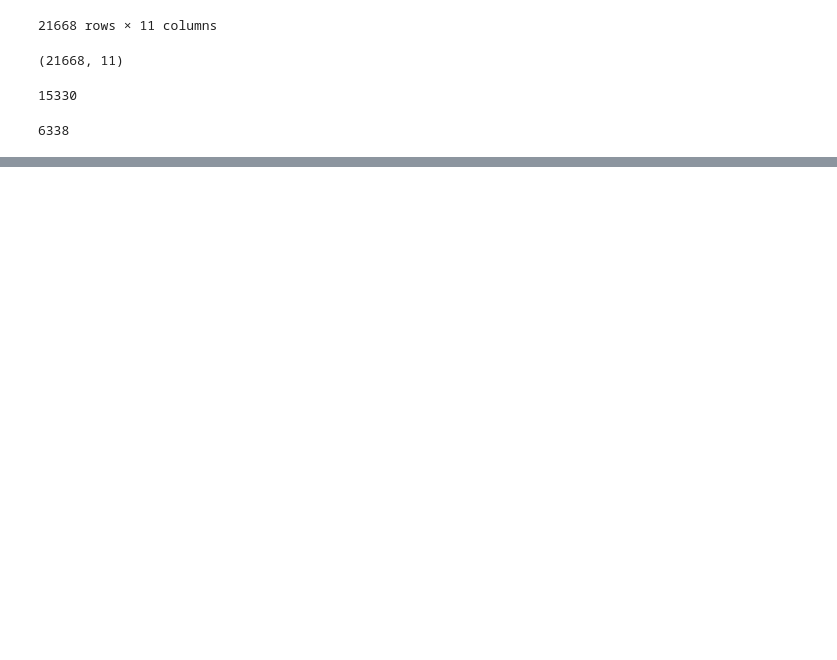
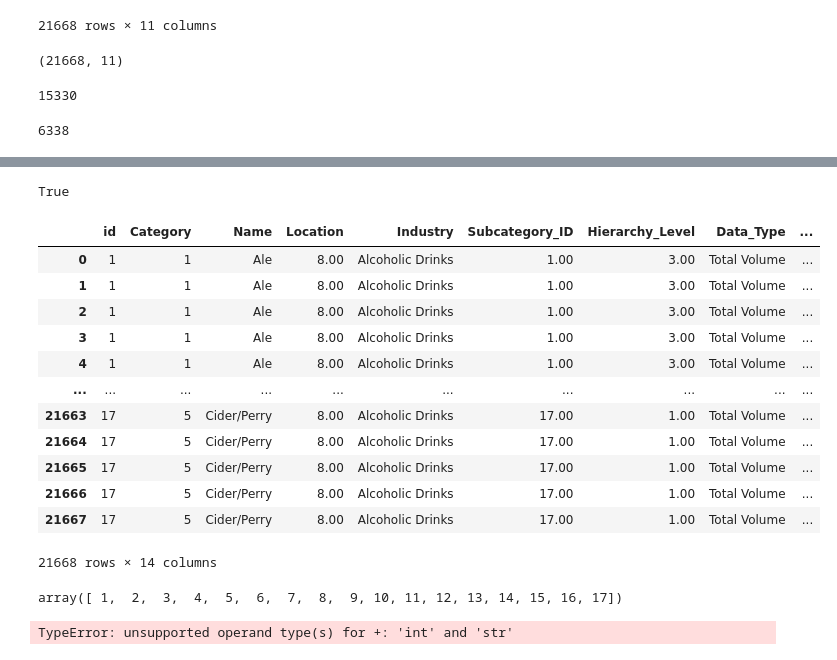
Before and after one commit to Mourad-Amj/Dragonyte_project_Team1, a Jupyter notebook: analysis.ipynb, the cells around one changed output, grey strips where cells are left out. Saved outputs shown, nothing was run; the diff lists cells and outputs as text; code cells hidden in the pictures; blank space fills up the shorter version.

```diff
--- a/analysis.ipynb
+++ b/analysis.ipynb
@@ -14,6 +14,8 @@ pd.set_option('display.max_colwidth', None)
 pd.set_option('display.precision', 2)
 
 pd.set_option('display.float_format', '{:.2f}'.format)
+# %%
+subcategories_df = pd.read_csv('Data/Subcategories.csv')
 # %%
 #Sales
 channel_df = pd.read_csv('Data/Channel_Volume.csv')
@@ -291,0 +346,2 @@ mask2.sum()
+# %%
+df = pd.merge(subcategories_df, gbo_df, left_on='id', right_on='Subcategory_ID')
@@ -291,0 +350,24 @@ mask2.sum()
+# %%
+has_value_13
+# %% [output]
+True
+# %%
+df
+# %% [output]
+|  | id | Category | Name | Location | Industry | Subcategory_ID | Hierarchy_Level | Data_Type | ... |
+| 0 | 1 | 1 | Ale | 8.00 | Alcoholic Drinks | 1.00 | 3.00 | Total Volume | ... |
+| 1 | 1 | 1 | Ale | 8.00 | Alcoholic Drinks | 1.00 | 3.00 | Total Volume | ... |
+| 2 | 1 | 1 | Ale | 8.00 | Alcoholic Drinks | 1.00 | 3.00 | Total Volume | ... |
+| 3 | 1 | 1 | Ale | 8.00 | Alcoholic Drinks | 1.00 | 3.00 | Total Volume | ... |
+| 4 | 1 | 1 | Ale | 8.00 | Alcoholic Drinks | 1.00 | 3.00 | Total Volume | ... |
+| ... | ... | ... | ... | ... | ... | ... | ... | ... | ... |
+| 21663 | 17 | 5 | Cider/Perry | 8.00 | Alcoholic Drinks | 17.00 | 1.00 | Total Volume | ... |
+| 21664 | 17 | 5 | Cider/Perry | 8.00 | Alcoholic Drinks | 17.00 | 1.00 | Total Volume | ... |
+| 21665 | 17 | 5 | Cider/Perry | 8.00 | Alcoholic Drinks | 17.00 | 1.00 | Total Volume | ... |
+| 21666 | 17 | 5 | Cider/Perry | 8.00 | Alcoholic Drinks | 17.00 | 1.00 | Total Volume | ... |
+| 21667 | 17 | 5 | Cider/Perry | 8.00 | Alcoholic Drinks | 17.00 | 1.00 | Total Volume | ... |
+21668 rows × 14 columns
+# %%
+ms_df['Subcategory'].unique()
+# %% [output]
+array([ 1,  2,  3,  4,  5,  6,  7,  8,  9, 10, 11, 12, 13, 14, 15, 16, 17])
@@ -291,0 +376,4 @@ mask2.sum()
+# %%
+(df['Name'].unique()).sum
+# %% [output]
+TypeError: unsupported operand type(s) for +: 'int' and 'str'
```
Also changed, not shown: parts of 13 cells of this notebook.
